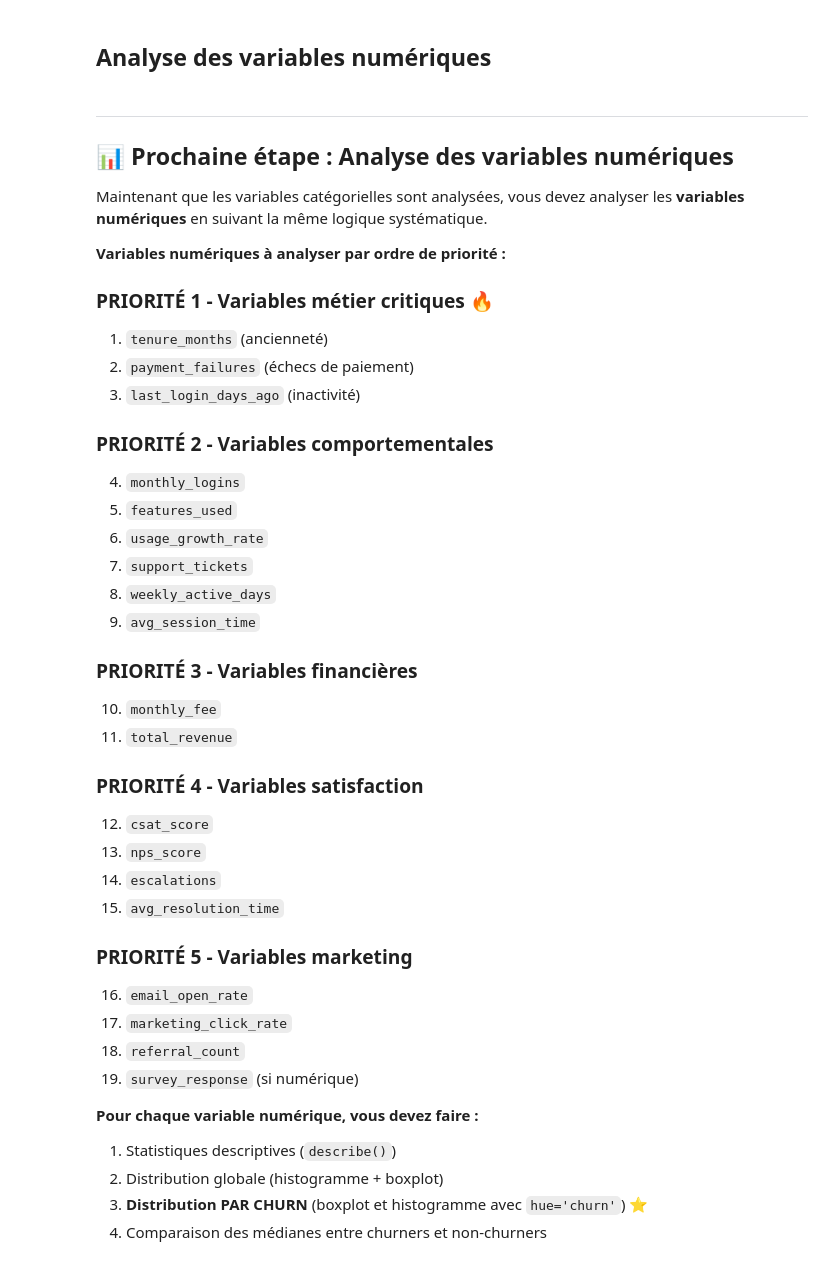
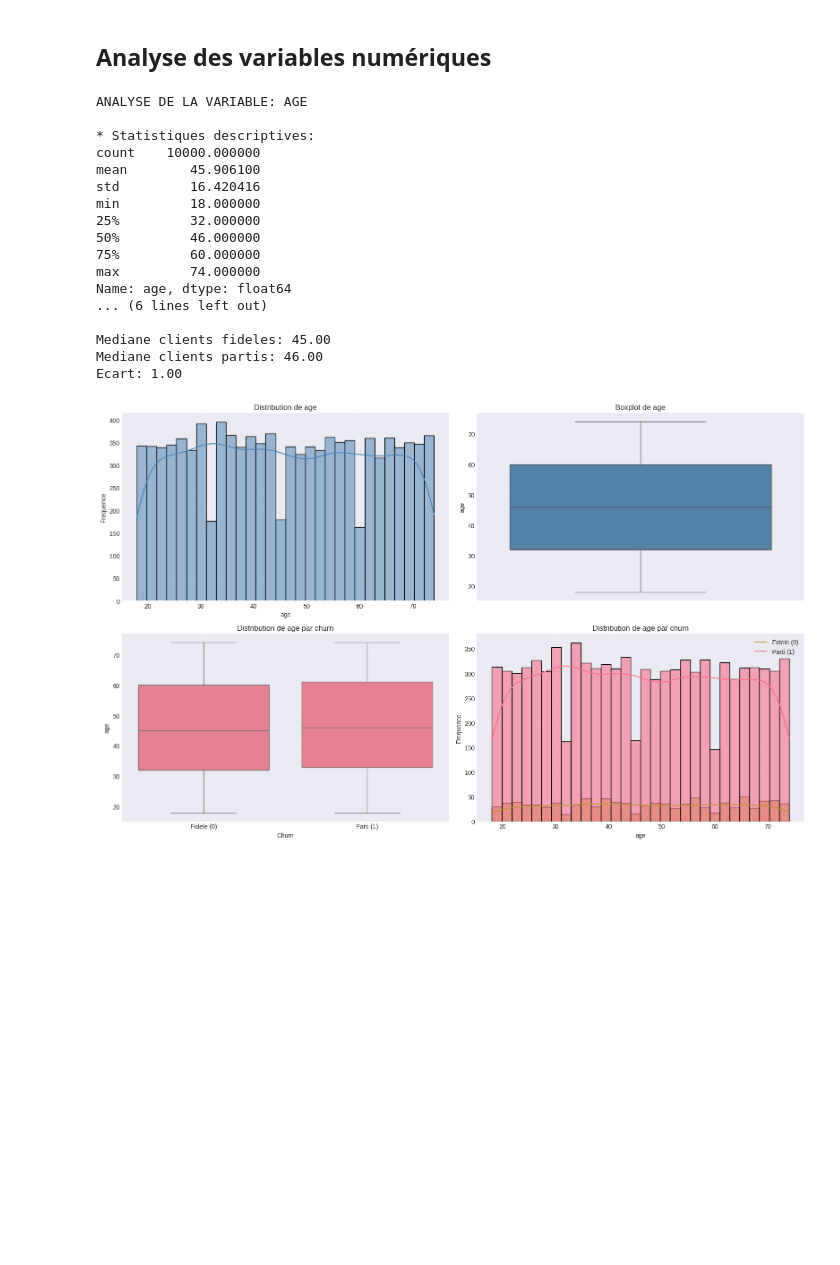
Before and after one commit to anthonybnl/soutenance_m1_data_science, a Jupyter notebook: notebooks/01_EDA.ipynb, the cells around one changed output. Saved outputs shown, nothing was run; the diff lists cells and outputs as text; code cells hidden in the pictures; blank space fills up the shorter version.

```diff
--- a/notebooks/01_EDA.ipynb
+++ b/notebooks/01_EDA.ipynb
@@ -613,46 +611,3 @@ Les variables suivantes montrent des **différences notables** de taux de churn
   - Conclusion : Les augmentations de prix récentes ne semblent **pas** être un facteur majeur de résiliation
 # %% [markdown]
 ## Analyse des variables numériques
-# %% [markdown]
----
-
-## 📊 Prochaine étape : Analyse des variables numériques
-
-Maintenant que les variables catégorielles sont analysées, vous devez analyser les **variables numériques** en suivant la même logique systématique.
-
-**Variables numériques à analyser par ordre de priorité :**
-
-### PRIORITÉ 1 - Variables métier critiques 🔥
-1. `tenure_months` (ancienneté)
-2. `payment_failures` (échecs de paiement)
-3. `last_login_days_ago` (inactivité)
-
-### PRIORITÉ 2 - Variables comportementales
-4. `monthly_logins`
-5. `features_used`
-6. `usage_growth_rate`
-7. `support_tickets`
-8. `weekly_active_days`
-9. `avg_session_time`
-
-### PRIORITÉ 3 - Variables financières
-10. `monthly_fee`
-11. `total_revenue`
-
-### PRIORITÉ 4 - Variables satisfaction
-12. `csat_score`
-13. `nps_score`
-14. `escalations`
-15. `avg_resolution_time`
-
-### PRIORITÉ 5 - Variables marketing
-16. `email_open_rate`
-17. `marketing_click_rate`
-18. `referral_count`
-19. `survey_response` (si numérique)
-
-**Pour chaque variable numérique, vous devez faire :**
-1. Statistiques descriptives (`describe()`)
-2. Distribution globale (histogramme + boxplot)
-3. **Distribution PAR CHURN** (boxplot et histogramme avec `hue='churn'`) ⭐
-4. Comparaison des médianes entre churners et non-churners
@@ -658,0 +671,21 @@ Maintenant que les variables catégorielles sont analysées, vous devez analyser
+# %%
+analyser_variable_numerique('age')
+# %% [output]
+ANALYSE DE LA VARIABLE: AGE
+
+* Statistiques descriptives:
+count    10000.000000
+mean        45.906100
+std         16.420416
+min         18.000000
+25%         32.000000
+50%         46.000000
+75%         60.000000
+max         74.000000
+Name: age, dtype: float64
+... (6 lines left out)
+
+Mediane clients fideles: 45.00
+Mediane clients partis: 46.00
+Ecart: 1.00
+[figure, added]
```
Also changed, not shown: parts of 50 cells of this notebook, 36 other files.
